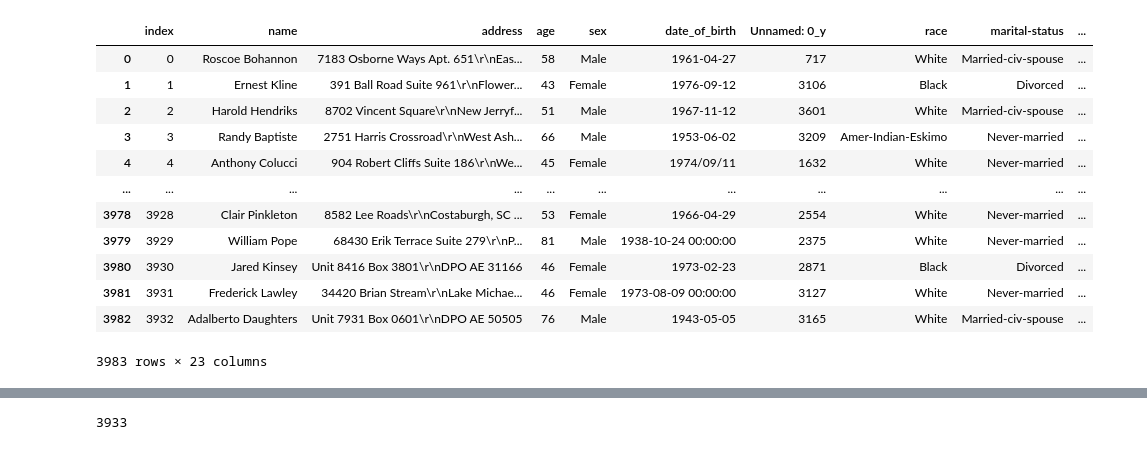
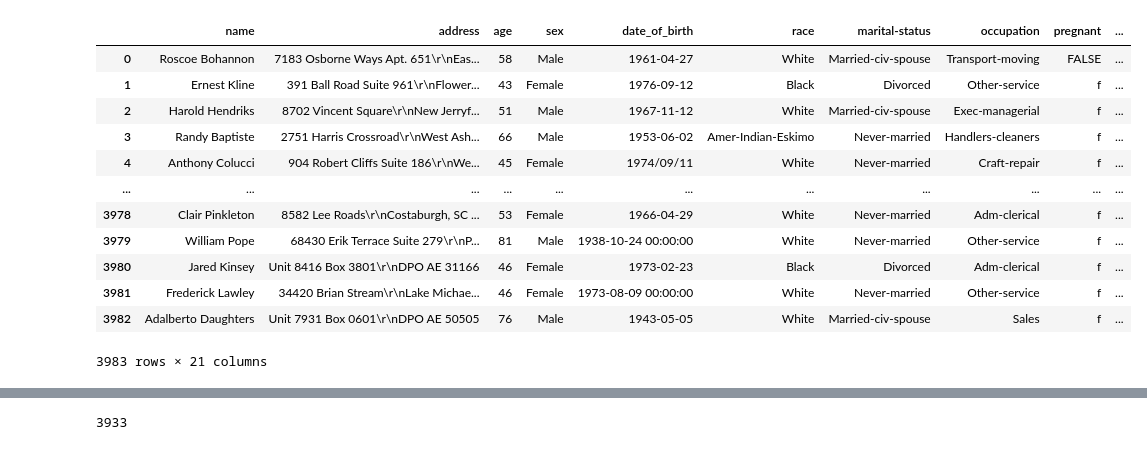
Before and after one commit to martinkukucka/IAU_Projekt, a Jupyter notebook: Projekt/projekt2.ipynb, the cells around one changed output, grey strips where cells are left out. Saved outputs shown, nothing was run; the diff lists cells and outputs as text; code cells hidden in the pictures.

```diff
--- a/Projekt/projekt2.ipynb
+++ b/Projekt/projekt2.ipynb
@@ -15,25 +17,27 @@ from pandas import read_csv
 # %%
 df_other_train = read_csv("data/other_train.csv")
 df_personal_train = read_csv("data/personal_train.csv")
 df_other_valid = read_csv("data/other_valid.csv")
 df_personal_valid = read_csv("data/personal_valid.csv")
 
 df_merged1 = pd.merge(df_personal_train, df_other_train, on=['name', 'address'])
 df_merged2 = pd.merge(df_other_valid, df_personal_valid, on=['name', 'address'])
 
-df_merged1 = df_merged1.rename(columns={'Unnamed: 0_x': 'index',})
+df_merged1 = df_merged1.drop('Unnamed: 0_x', 1)
+df_merged1 = df_merged1.drop('Unnamed: 0_y', 1)
+
 df_merged1
 # %% [output]
-|  | index | name | address | age | sex | date_of_birth | Unnamed: 0_y | race | marital-status | ... |
-| 0 | 0 | Roscoe Bohannon | 7183 Osborne Ways Apt. 651\r\nEas... | 58 | Male | 1961-04-27 | 717 | White | Married-civ-spouse | ... |
-| 1 | 1 | Ernest Kline | 391 Ball Road Suite 961\r\nFlower... | 43 | Female | 1976-09-12 | 3106 | Black | Divorced | ... |
-| 2 | 2 | Harold Hendriks | 8702 Vincent Square\r\nNew Jerryf... | 51 | Male | 1967-11-12 | 3601 | White | Married-civ-spouse | ... |
-| 3 | 3 | Randy Baptiste | 2751 Harris Crossroad\r\nWest Ash... | 66 | Male | 1953-06-02 | 3209 | Amer-Indian-Eskimo | Never-married | ... |
-| 4 | 4 | Anthony Colucci | 904 Robert Cliffs Suite 186\r\nWe... | 45 | Female | 1974/09/11 | 1632 | White | Never-married | ... |
+|  | name | address | age | sex | date_of_birth | race | marital-status | occupation | pregnant | ... |
+| 0 | Roscoe Bohannon | 7183 Osborne Ways Apt. 651\r\nEas... | 58 | Male | 1961-04-27 | White | Married-civ-spouse | Transport-moving | FALSE | ... |
+| 1 | Ernest Kline | 391 Ball Road Suite 961\r\nFlower... | 43 | Female | 1976-09-12 | Black | Divorced | Other-service | f | ... |
+| 2 | Harold Hendriks | 8702 Vincent Square\r\nNew Jerryf... | 51 | Male | 1967-11-12 | White | Married-civ-spouse | Exec-managerial | f | ... |
+| 3 | Randy Baptiste | 2751 Harris Crossroad\r\nWest Ash... | 66 | Male | 1953-06-02 | Amer-Indian-Eskimo | Never-married | Handlers-cleaners | f | ... |
+| 4 | Anthony Colucci | 904 Robert Cliffs Suite 186\r\nWe... | 45 | Female | 1974/09/11 | White | Never-married | Craft-repair | f | ... |
 | ... | ... | ... | ... | ... | ... | ... | ... | ... | ... | ... |
-| 3978 | 3928 | Clair Pinkleton | 8582 Lee Roads\r\nCostaburgh, SC ... | 53 | Female | 1966-04-29 | 2554 | White | Never-married | ... |
-| 3979 | 3929 | William Pope | 68430 Erik Terrace Suite 279\r\nP... | 81 | Male | 1938-10-24 00:00:00 | 2375 | White | Never-married | ... |
-| 3980 | 3930 | Jared Kinsey | Unit 8416 Box 3801\r\nDPO AE 31166 | 46 | Female | 1973-02-23 | 2871 | Black | Divorced | ... |
-| 3981 | 3931 | Frederick Lawley | 34420 Brian Stream\r\nLake Michae... | 46 | Female | 1973-08-09 00:00:00 | 3127 | White | Never-married | ... |
-| 3982 | 3932 | Adalberto Daughters | Unit 7931 Box 0601\r\nDPO AE 50505 | 76 | Male | 1943-05-05 | 3165 | White | Married-civ-spouse | ... |
+| 3978 | Clair Pinkleton | 8582 Lee Roads\r\nCostaburgh, SC ... | 53 | Female | 1966-04-29 | White | Never-married | Adm-clerical | f | ... |
+| 3979 | William Pope | 68430 Erik Terrace Suite 279\r\nP... | 81 | Male | 1938-10-24 00:00:00 | White | Never-married | Other-service | f | ... |
+| 3980 | Jared Kinsey | Unit 8416 Box 3801\r\nDPO AE 31166 | 46 | Female | 1973-02-23 | Black | Divorced | Adm-clerical | f | ... |
+| 3981 | Frederick Lawley | 34420 Brian Stream\r\nLake Michae... | 46 | Female | 1973-08-09 00:00:00 | White | Never-married | Other-service | f | ... |
+| 3982 | Adalberto Daughters | Unit 7931 Box 0601\r\nDPO AE 50505 | 76 | Male | 1943-05-05 | White | Married-civ-spouse | Sales | f | ... |
-3983 rows × 23 columns
+3983 rows × 21 columns
```
Also changed, not shown: parts of 26 cells of this notebook.
